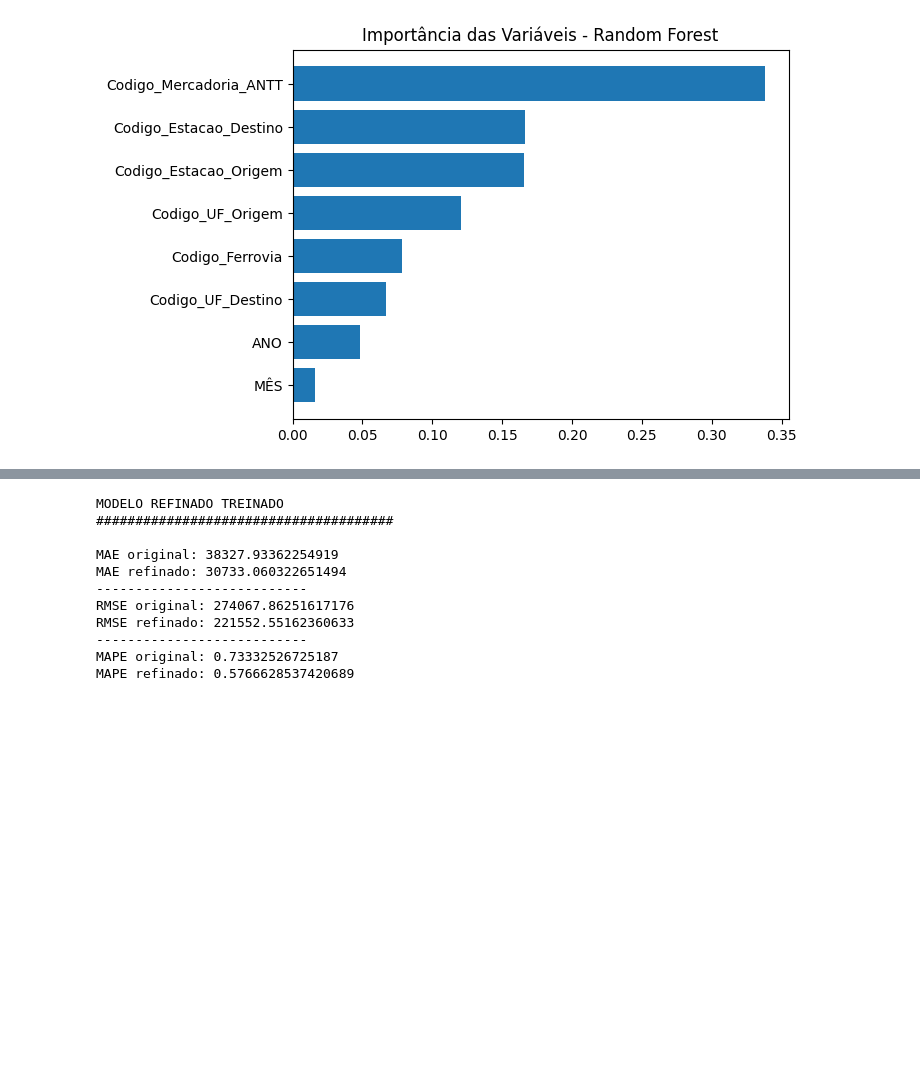
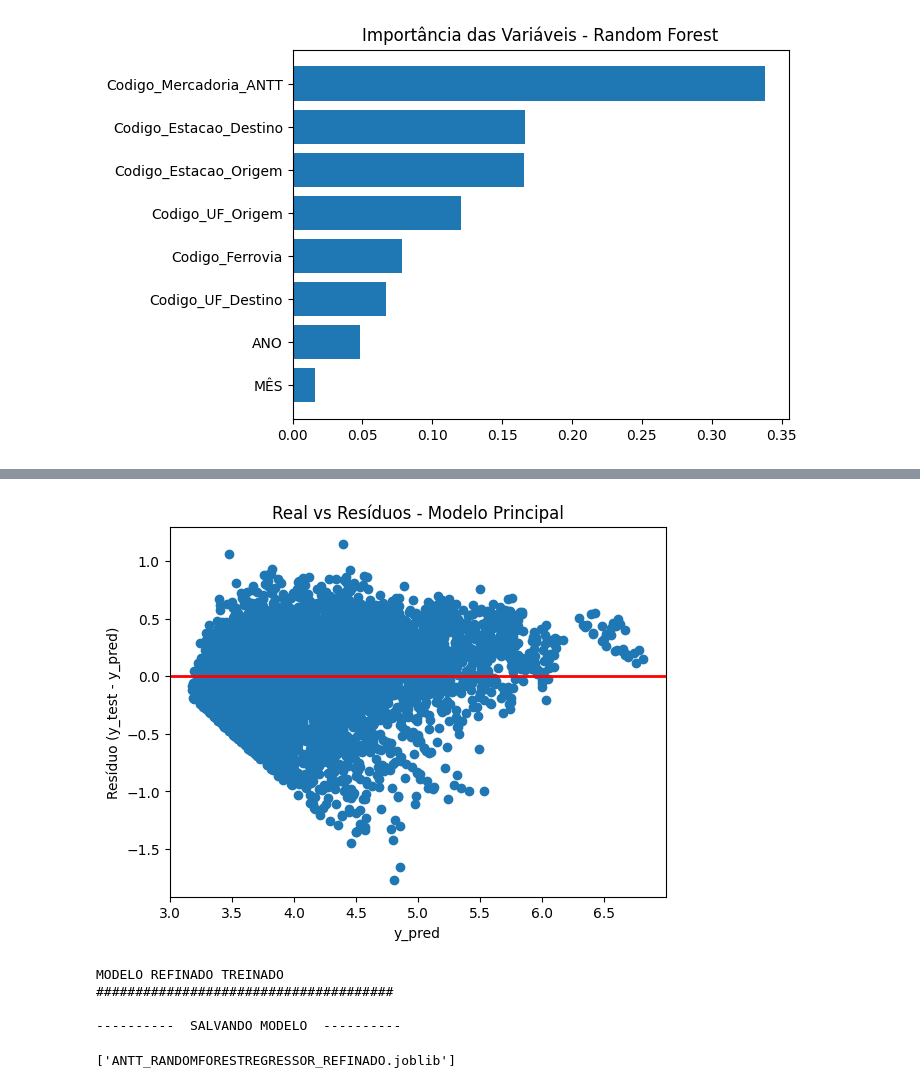
Before and after one commit to iugamil/ANTT_FERROVIAS_TONELADAS, a Jupyter notebook: 01-ANTT_FERROVIAS_RANDOMFOREST_REGRESSOR.ipynb, the cells around one changed output, grey strips where cells are left out. Cells and saved outputs as stored; diff of their text form; code cells hidden in the pictures; blank space fills up the shorter version.

```diff
--- a/01-ANTT_FERROVIAS_RANDOMFOREST_REGRESSOR.ipynb
+++ b/01-ANTT_FERROVIAS_RANDOMFOREST_REGRESSOR.ipynb
@@ -1046,3 +961,30 @@ Name: Erro, dtype: float64
+# %%
+############################################################################
+
+
+# VALIDAÇÃO DO MODELO
+
+
+############################################################################
+
+
+'''
+O gráfico dos residuos demonstra HETEROCEDASTICIDADE pois os residuos estão muito espalhados
+pelo gráfico, parecendo um fúnil ou tempestade. Isso significa que o modelo erra mais para
+algumas classes do que em outras, isso pode indicar a falta features importantes.
+Os riscos de usar um modelo que erra forte uma determinada classe é algo delicado a se pensar.
+
+'''
+
+# GRAFICO DE REAL vs RESIDUOS
+plt.scatter(y_pred, (y_test - y_pred))
+plt.title("Real vs Resíduos - Modelo Principal")
+plt.axhline(0, color='red', linewidth=2)
+plt.xlabel('y_pred')
+plt.ylabel('Resíduo (y_test - y_pred)')
+plt.show()
+# %% [output]
+[figure, added]
 # %%
 ###################################################################
 
@@ -1077,7 +1019,7 @@ modelo_refinado_erros = RandomForestRegressor( n_estimators=300,
                                random_state=2,
                                max_features='sqrt',
                                min_samples_split=10,
-                               min_samples_leaf=5 )
+                               min_samples_leaf=5)
 
 # TREINANDO MODELO REFINADO
 modelo_refinado_erros.fit(x_refinado_erros, y_refinado_erros)
@@ -1091,34 +1033,11 @@ y_pred_refinado = modelo_refinado_erros.predict(x_test)
 y_pred_final = y_pred + y_pred_refinado
 print('MODELO REFINADO TREINADO')
 print('######################################\n')
-
-
-
-# AVALIANDO MODELO REFINADO COM OS ERROS
-###################################################################
-
-
-MAE_FINAL  = mean_absolute_error(10 ** y_test, 10 ** y_pred_final)
-RMSE_FINAL = np.sqrt(mean_squared_error(10 ** y_test, 10 ** y_pred_final))
-MAPE_FINAL = mean_absolute_percentage_error(10 ** y_test, 10 ** y_pred_final)
-
-print("MAE original:", MAE_REAL)
-print("MAE refinado:", MAE_FINAL)
-print("---------------------------")
-print("RMSE original:", RMSE_REAL)
-print("RMSE refinado:", RMSE_FINAL)
-print("---------------------------")
-print("MAPE original:", MAPE_REAL)
-print("MAPE refinado:", MAPE_FINAL)
+print('----------  SALVANDO MODELO  ----------')
+dump(modelo,'ANTT_RANDOMFORESTREGRESSOR_REFINADO.joblib')
 # %% [output]
 MODELO REFINADO TREINADO
 ######################################
 
-MAE original: 38327.93362254919
-MAE refinado: 30733.060322651494
----------------------------
-RMSE original: 274067.86251617176
-RMSE refinado: 221552.55162360633
----------------------------
-MAPE original: 0.73332526725187
-MAPE refinado: 0.5766628537420689
+----------  SALVANDO MODELO  ----------
+['ANTT_RANDOMFORESTREGRESSOR_REFINADO.joblib']
```
Also changed, not shown: parts of 12 cells of this notebook.
